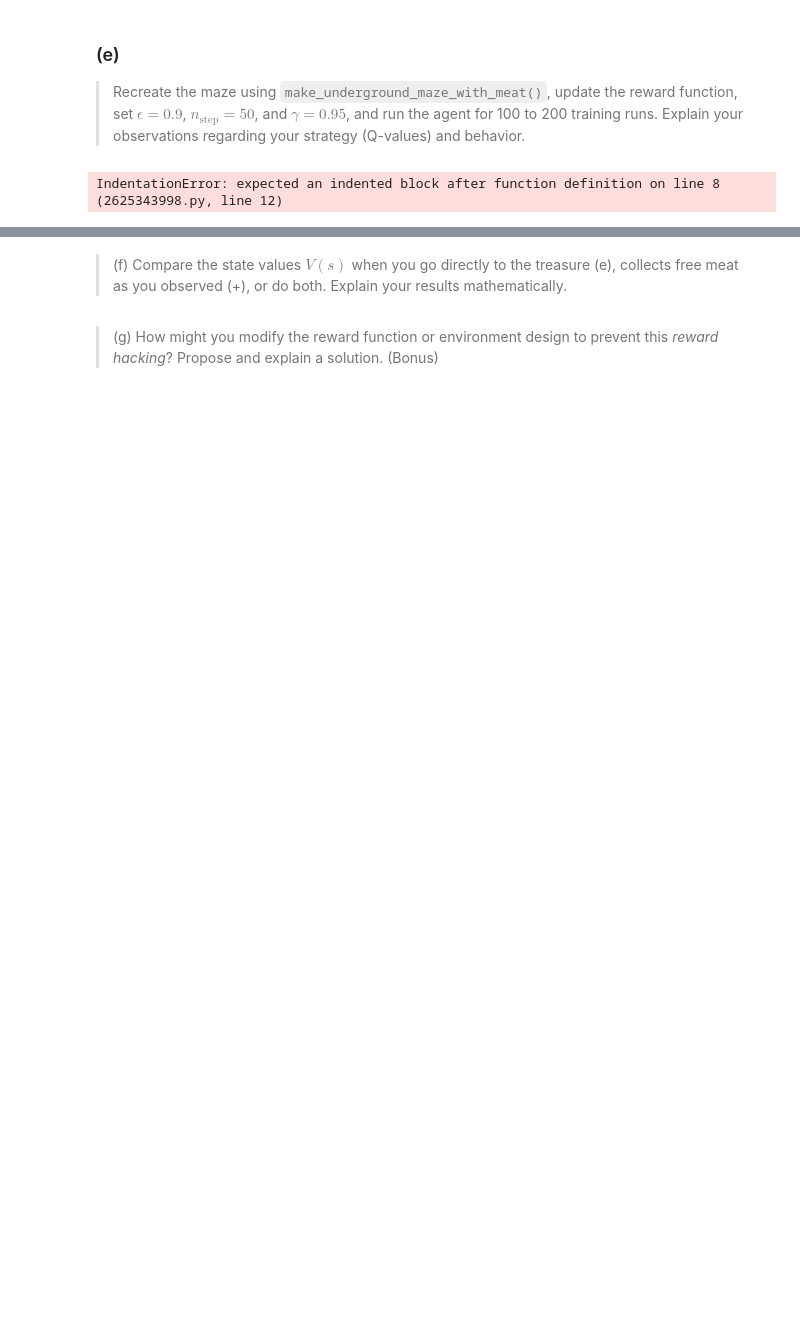
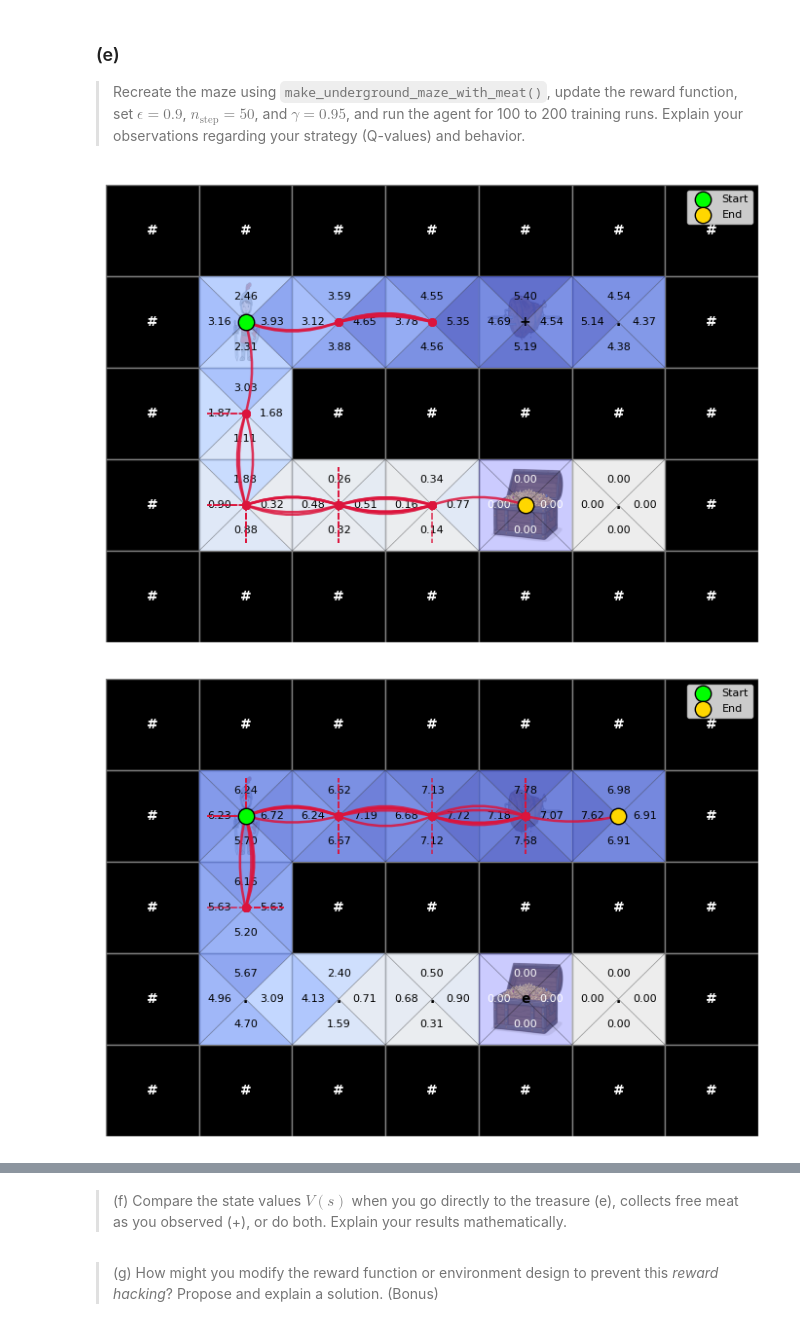
Before and after one commit to OFCLeoS/iml_2026, a Jupyter notebook: homework_2.ipynb, the cells around one changed output, grey strips where cells are left out. Drawn from its saved outputs; the diff is of its cells as text; code cells hidden in the pictures; blank space fills up the shorter version.

```diff
--- a/homework_2.ipynb
+++ b/homework_2.ipynb
@@ -256,36 +288,37 @@ The closer epsilon gets to 0, the less random the propagation of the Q-Values fr
 ### (e)
 > Recreate the maze using `make_underground_maze_with_meat()`, update the reward function, set $\epsilon = 0.9$, $n_{\text{step}} = 50$, and $\gamma = 0.95$, and run the agent for 100 to 200 training runs. Explain your observations regarding your strategy (Q-values) and behavior.
 # %%
+discount_factor = 0.95 # Gamma
+learning_rate = 0.1 # Sweet spot for most tabular Q-learning
+epsilon = 0.9
+
 def my_reward_12(state, action, next_state, dungeon):
     if next_state == dungeon.end:
         return 1.0
     if dungeon.tiles[next_state] == "+":
         return 0.5
     return 0.0
 
-def my_action_12(state, q_values):
-	# <implement your action here>
-	# return ... (int)
-
-def my_Q_update_12(agent, state, action, reward, next_state, dungeon):
-	# <implement your Q update here>
-	# Hint: lecture 9, page 18 <20/29>
-	# return ... (float)
-
 underground_maze = make_underground_maze_with_meat(p_slippery=0.0)
 vis_12 = DungeonVisualization(underground_maze)
 
 tricky_knight = DungeonAgent(n_states=underground_maze.n_states,
-                             choose_action=my_action_12,
-                             reward_func=my_reward_12,
-                             update_q_values=my_Q_update_12)
+                                choose_action=my_greedy_action,
+                                reward_func=my_reward_12,
+                                update_q_values=my_Q_update_12)
 
 training_reward = []
 # program your knight here
 # compute episodic reward
 # append "training_reward"
 
+for i in range(200):
+    states, actions, rewards = tricky_knight.run_episode(underground_maze, nstep=50, gamma=discount_factor)
+    if (i % 50 == 0 and i != 0):
+        vis_12.show(states, actions, tricky_knight.q_values)
+    training_reward.append(np.sum(rewards))
 # plot "training_reward"
 vis_12.plot_training_reward(training_reward)
 # %% [output]
-IndentationError: expected an indented block after function definition on line 8 (2625343998.py, line 12)
+[figure, added]
+[figure, added]
```
Also changed, not shown: parts of 11 cells of this notebook.
